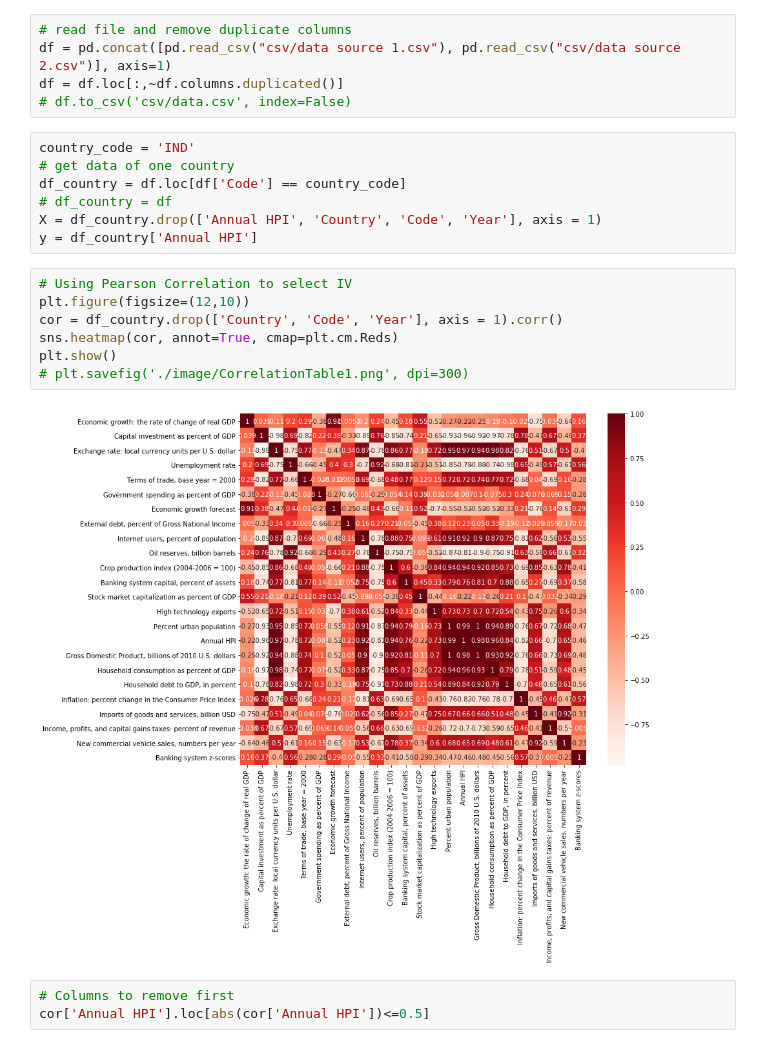
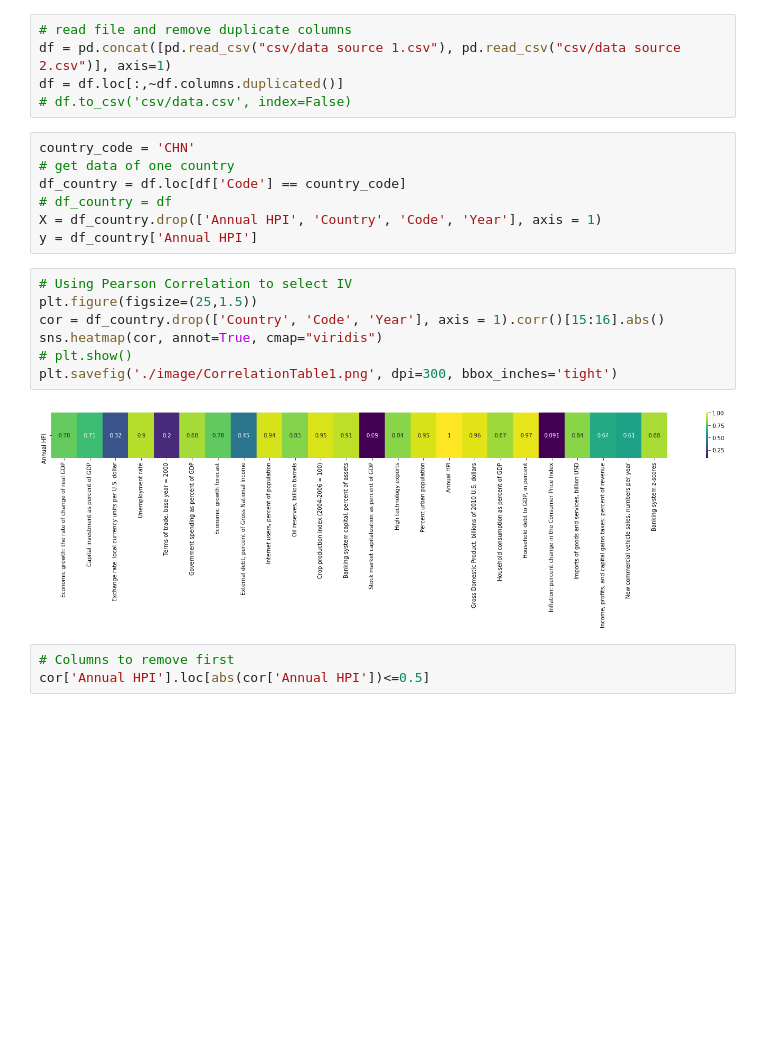
Before and after one commit to Tiankai-Jiang/MSCI609-Project, a Jupyter notebook: Deliverable 3/D3.ipynb, the cells around one changed output. Drawn from its saved outputs; the diff is of its cells as text; blank space fills up the shorter version.

```diff
--- a/Deliverable 3/D3.ipynb
+++ b/Deliverable 3/D3.ipynb
@@ -13,7 +13,7 @@ df = pd.concat([pd.read_csv("csv/data source 1.csv"), pd.read_csv("csv/data sour
 df = df.loc[:,~df.columns.duplicated()]
 # df.to_csv('csv/data.csv', index=False)
 # %%
-country_code = 'IND'
+country_code = 'CHN'
 # get data of one country
 df_country = df.loc[df['Code'] == country_code]
 # df_country = df
@@ -21,13 +21,13 @@ X = df_country.drop(['Annual HPI', 'Country', 'Code', 'Year'], axis = 1)
 y = df_country['Annual HPI']
 # %%
 # Using Pearson Correlation to select IV
-plt.figure(figsize=(12,10))
-cor = df_country.drop(['Country', 'Code', 'Year'], axis = 1).corr()
-sns.heatmap(cor, annot=True, cmap=plt.cm.Reds)
-plt.show()
-# plt.savefig('./image/CorrelationTable1.png', dpi=300)
+plt.figure(figsize=(25,1.5))
+cor = df_country.drop(['Country', 'Code', 'Year'], axis = 1).corr()[15:16].abs()
+sns.heatmap(cor, annot=True, cmap="viridis")
+# plt.show()
+plt.savefig('./image/CorrelationTable1.png', dpi=300, bbox_inches='tight')
 # %% [output]
-[figure, old version]
+[figure, new version]
 # %%
 # Columns to remove first
 cor['Annual HPI'].loc[abs(cor['Annual HPI'])<=0.5]
```
Also changed, not shown: parts of 1 cell of this notebook, 6 other files.
